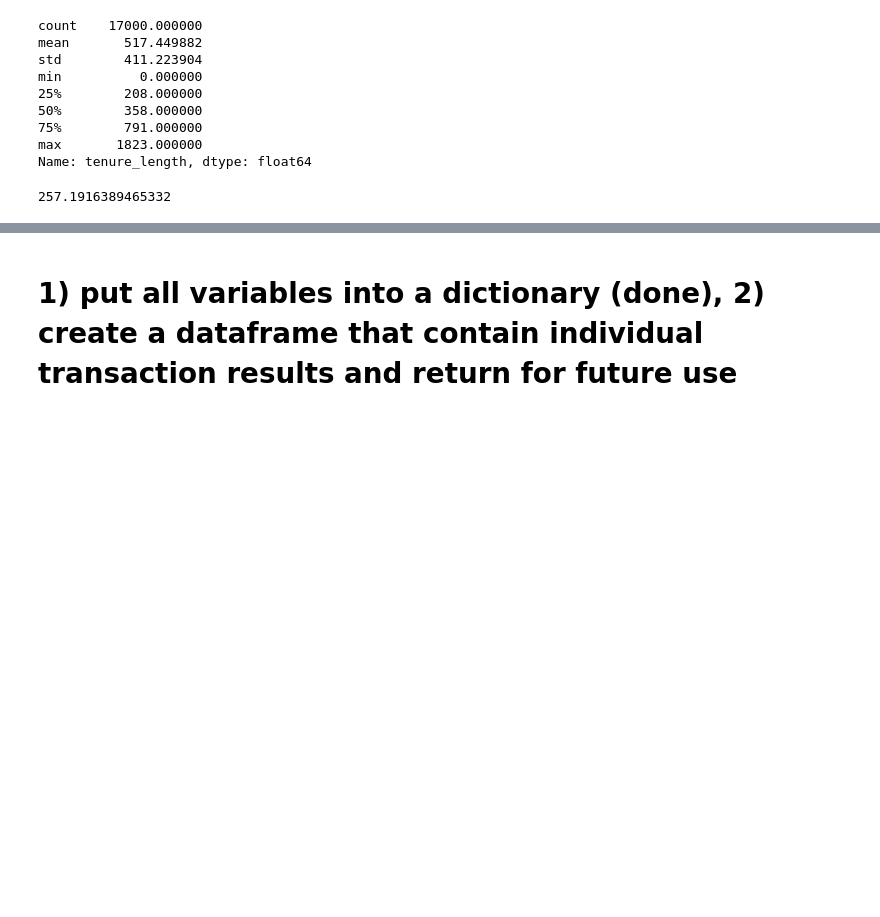
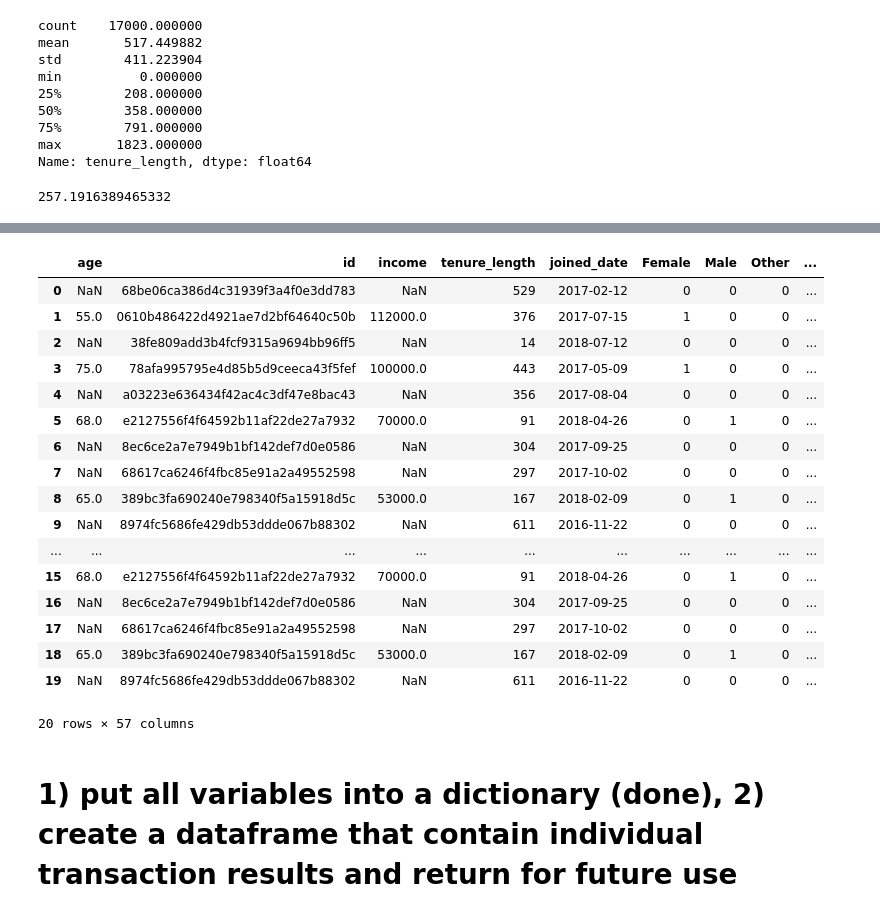
Before and after one commit to keigito/Starbucks_Customer_Analysis, a Jupyter notebook: Starbucks_Capstone_notebook.ipynb, the cells around one changed output, grey strips where cells are left out. Saved outputs shown, nothing was run; the diff lists cells and outputs as text; code cells hidden in the pictures; blank space fills up the shorter version.

```diff
--- a/Starbucks_Capstone_notebook.ipynb
+++ b/Starbucks_Capstone_notebook.ipynb
@@ -526,2 +552,25 @@ def compute_successful_discounts_by_type(customer_id, offer_type, transcript=tra
+# %%
+df_test1 = pd.concat([df_test1, df_test2], axis=0, ignore_index=True)
+# %%
+df_test1
+# %% [output]
+|  | age | id | income | tenure_length | joined_date | Female | Male | Other | ... |
+| 0 | NaN | 68be06ca386d4c31939f3a4f0e3dd783 | NaN | 529 | 2017-02-12 | 0 | 0 | 0 | ... |
+| 1 | 55.0 | 0610b486422d4921ae7d2bf64640c50b | 112000.0 | 376 | 2017-07-15 | 1 | 0 | 0 | ... |
+| 2 | NaN | 38fe809add3b4fcf9315a9694bb96ff5 | NaN | 14 | 2018-07-12 | 0 | 0 | 0 | ... |
+| 3 | 75.0 | 78afa995795e4d85b5d9ceeca43f5fef | 100000.0 | 443 | 2017-05-09 | 1 | 0 | 0 | ... |
+| 4 | NaN | a03223e636434f42ac4c3df47e8bac43 | NaN | 356 | 2017-08-04 | 0 | 0 | 0 | ... |
+| 5 | 68.0 | e2127556f4f64592b11af22de27a7932 | 70000.0 | 91 | 2018-04-26 | 0 | 1 | 0 | ... |
+| 6 | NaN | 8ec6ce2a7e7949b1bf142def7d0e0586 | NaN | 304 | 2017-09-25 | 0 | 0 | 0 | ... |
+| 7 | NaN | 68617ca6246f4fbc85e91a2a49552598 | NaN | 297 | 2017-10-02 | 0 | 0 | 0 | ... |
+| 8 | 65.0 | 389bc3fa690240e798340f5a15918d5c | 53000.0 | 167 | 2018-02-09 | 0 | 1 | 0 | ... |
+| 9 | NaN | 8974fc5686fe429db53ddde067b88302 | NaN | 611 | 2016-11-22 | 0 | 0 | 0 | ... |
+| ... | ... | ... | ... | ... | ... | ... | ... | ... | ... |
+| 15 | 68.0 | e2127556f4f64592b11af22de27a7932 | 70000.0 | 91 | 2018-04-26 | 0 | 1 | 0 | ... |
+| 16 | NaN | 8ec6ce2a7e7949b1bf142def7d0e0586 | NaN | 304 | 2017-09-25 | 0 | 0 | 0 | ... |
+| 17 | NaN | 68617ca6246f4fbc85e91a2a49552598 | NaN | 297 | 2017-10-02 | 0 | 0 | 0 | ... |
+| 18 | 65.0 | 389bc3fa690240e798340f5a15918d5c | 53000.0 | 167 | 2018-02-09 | 0 | 1 | 0 | ... |
+| 19 | NaN | 8974fc5686fe429db53ddde067b88302 | NaN | 611 | 2016-11-22 | 0 | 0 | 0 | ... |
+20 rows × 57 columns
 # %% [markdown]
 # 1) put all variables into a dictionary (done), 2) create a dataframe that contain individual transaction results and return for future use
```
Also changed, not shown: parts of 7 cells of this notebook.
